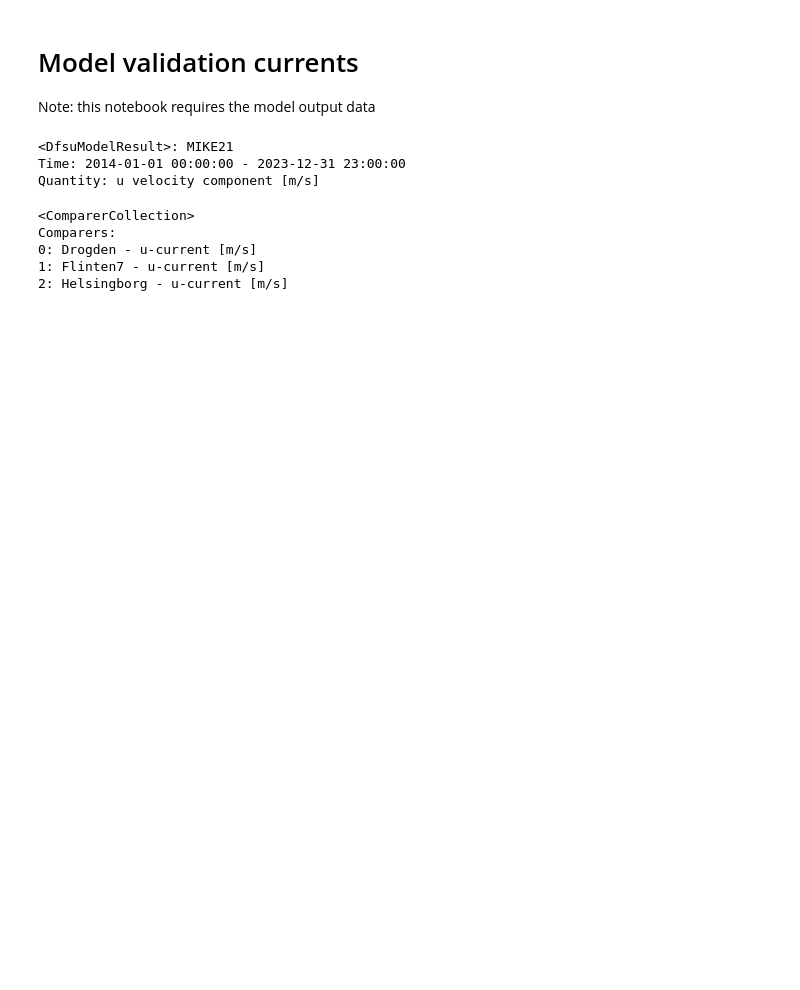
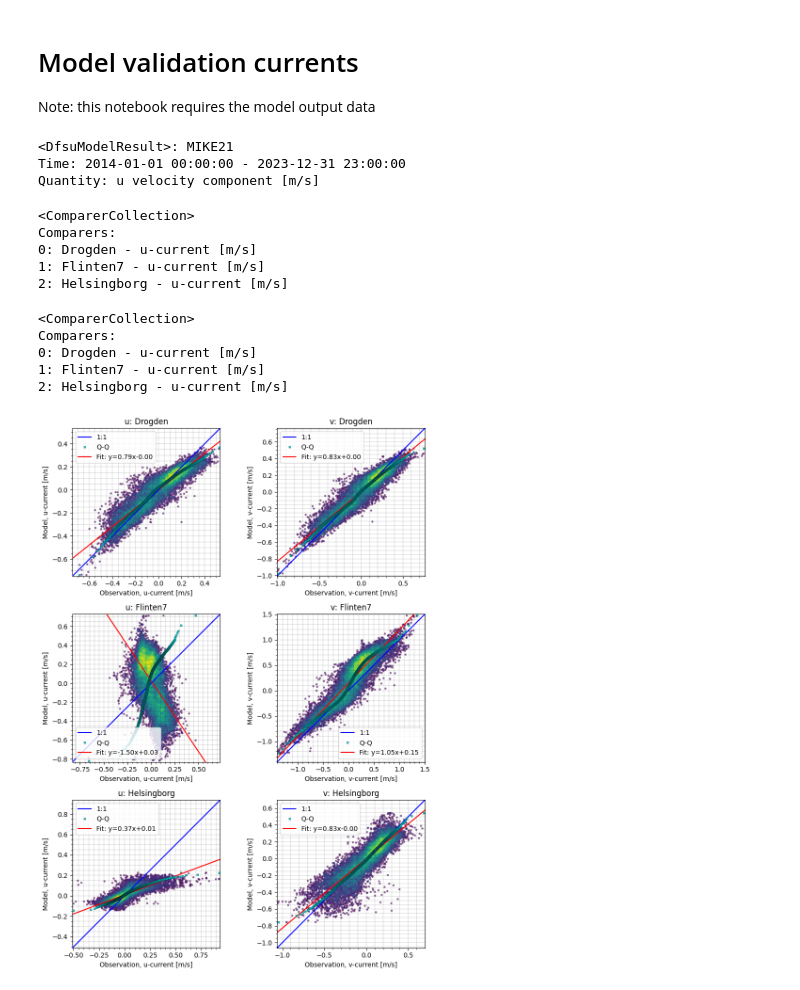
Before and after one commit to DHI/WaterBench-MIKE21HD-Oresund, a Jupyter notebook: code/model_validation_currents.ipynb, the cells around one changed output. Cells and saved outputs as stored; diff of their text form; code cells hidden in the pictures; blank space fills up the shorter version.

Commit message:
Removed bias and updated plots

```diff
--- a/code/model_validation_currents.ipynb
+++ b/code/model_validation_currents.ipynb
@@ -30,13 +29,33 @@ Comparers:
 0: Drogden - u-current [m/s]
 1: Flinten7 - u-current [m/s]
 2: Helsingborg - u-current [m/s]
+# %%
+# Remove bias from comparers
+cc2_u = []
+cc2_v = []
+for i in range(len(cc_u)):
+    cc2_u.append(cc_u[i].remove_bias())
+    cc2_v.append(cc_v[i].remove_bias())
+cc_u = ms.ComparerCollection(cc2_u)
+cc_v = ms.ComparerCollection(cc2_v)
+cc_u
+# %% [output]
+<ComparerCollection>
+Comparers:
+0: Drogden - u-current [m/s]
+1: Flinten7 - u-current [m/s]
+2: Helsingborg - u-current [m/s]
 # %%
-fig,axs = plt.subplots(1,2,figsize=(12,6))
-cc_u[0].plot.scatter(ax=axs[0])
-cc_v[0].plot.scatter(ax=axs[1])
-axs[0].set_title("u: "+cc_u[0].name)
-axs[1].set_title("v: "+cc_v[0].name)
+fig,axs = plt.subplots(3,2,figsize=(9,12))
+# Scatter plot using just the last year of data
+for i in range(len(cc_u)):
+    cc_u[i].sel(time=cc_u[i].time[-17520:]).plot.scatter(ax=axs[i,0])
+    cc_v[i].sel(time=cc_v[i].time[-17520:]).plot.scatter(ax=axs[i,1])
+    axs[i,0].set_title("u: "+cc_u[i].name)
+    axs[i,1].set_title("v: "+cc_v[i].name)
 plt.tight_layout()
 plt.show()
+# %% [output]
+[figure, added]
 # %%
 # Look at a timeseries for a qualitative comparison between observations and model
```
Also changed, not shown: parts of 2 cells of this notebook.
